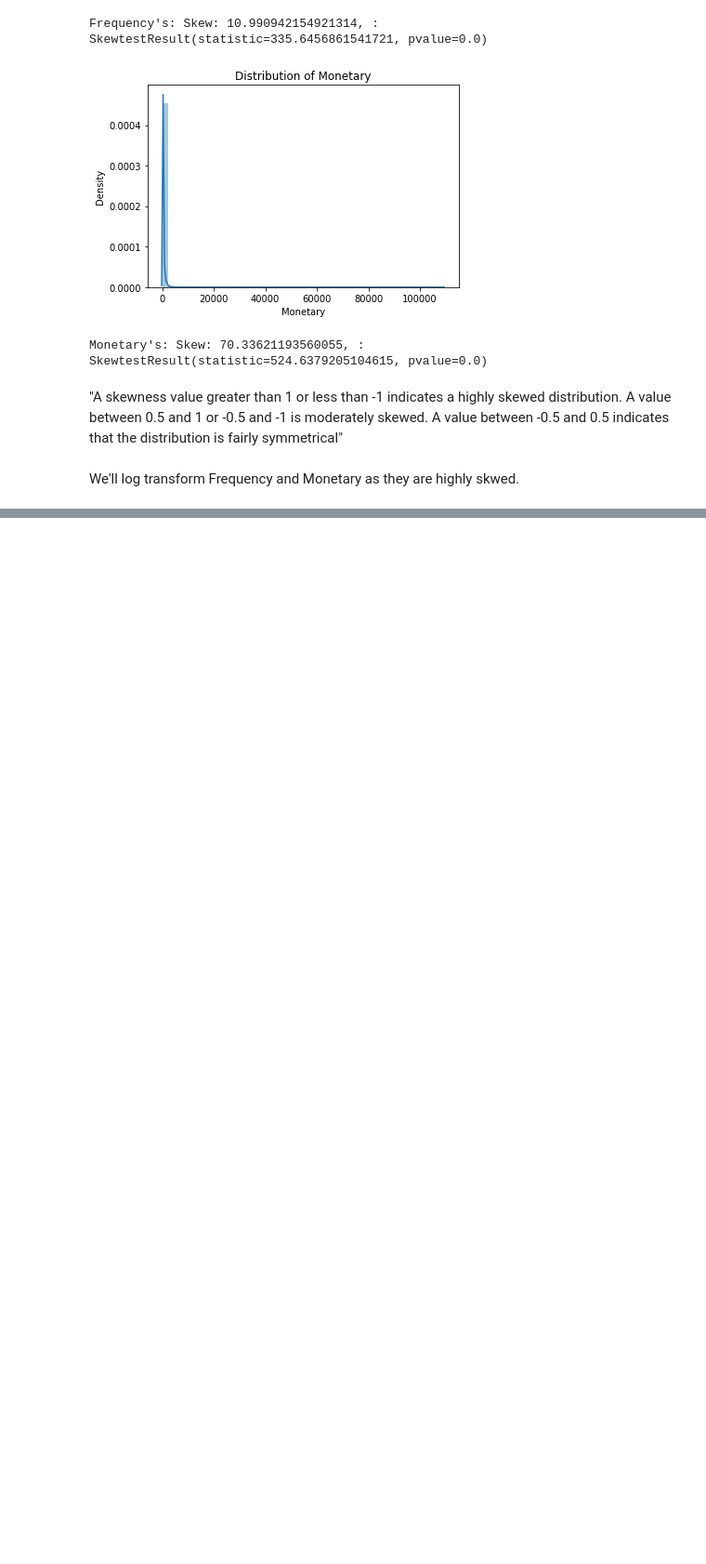
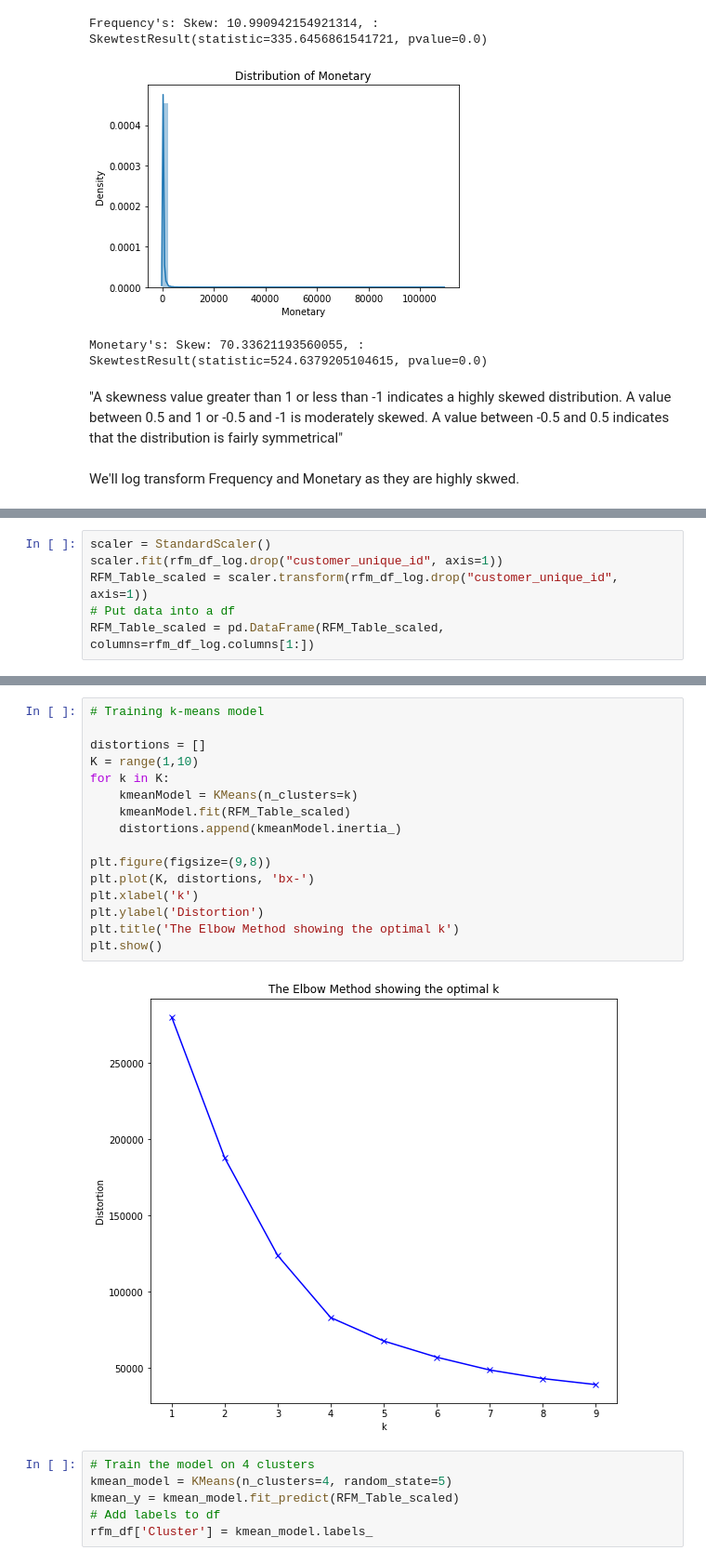
Before and after one commit to Yira-Yareth/Analyzing-Brazilian_Ecommerce, a Jupyter notebook: Analyzing-Brazilian_Ecommerce.ipynb, the cells around one changed output, grey strips where cells are left out. Shown: that part at 93% size. Saved outputs shown, nothing was run; the diff lists cells and outputs as text; blank space fills up the shorter version.

```diff
--- a/Analyzing-Brazilian_Ecommerce.ipynb
+++ b/Analyzing-Brazilian_Ecommerce.ipynb
@@ -265,0 +321,6 @@ We'll log transform Frequency and Monetary as they are highly skwed.
+# %%
+scaler = StandardScaler()
+scaler.fit(rfm_df_log.drop("customer_unique_id", axis=1))
+RFM_Table_scaled = scaler.transform(rfm_df_log.drop("customer_unique_id", axis=1))
+# Put data into a df
+RFM_Table_scaled = pd.DataFrame(RFM_Table_scaled, columns=rfm_df_log.columns[1:])
@@ -265,0 +336,24 @@ We'll log transform Frequency and Monetary as they are highly skwed.
+# %%
+# Training k-means model
+
+distortions = []
+K = range(1,10)
+for k in K:
+    kmeanModel = KMeans(n_clusters=k)
+    kmeanModel.fit(RFM_Table_scaled)
+    distortions.append(kmeanModel.inertia_)
+
+plt.figure(figsize=(9,8))
+plt.plot(K, distortions, 'bx-')
+plt.xlabel('k')
+plt.ylabel('Distortion')
+plt.title('The Elbow Method showing the optimal k')
+plt.show()
+# %% [output]
+[figure, added]
+# %%
+# Train the model on 4 clusters
+kmean_model = KMeans(n_clusters=4, random_state=5)
+kmean_y = kmean_model.fit_predict(RFM_Table_scaled)
+# Add labels to df
+rfm_df['Cluster'] = kmean_model.labels_
```
Also changed, not shown: parts of 16 cells of this notebook.
